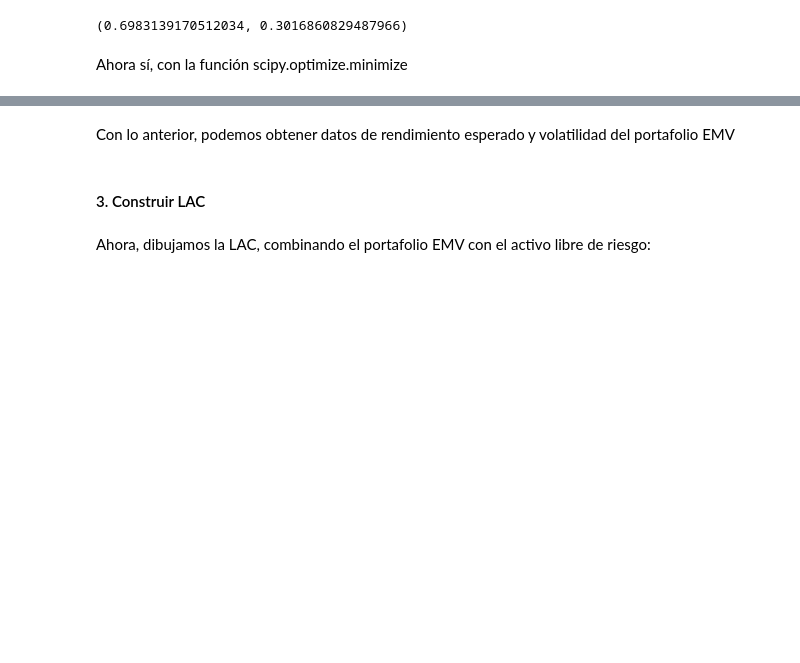
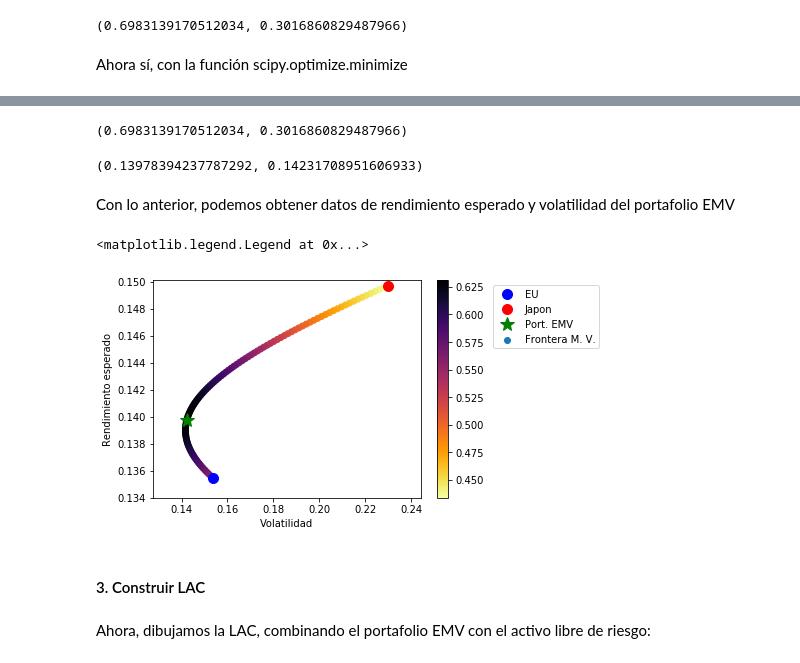
Before and after one commit to Luis168735/porinvp2022, a Jupyter notebook: Modulo3/Clase13_SeleccionOptimaPortI.ipynb, the cells around one changed output, grey strips where cells are left out. Saved outputs shown, nothing was run; the diff lists cells and outputs as text; code cells hidden in the pictures; blank space fills up the shorter version.

```diff
--- a/Modulo3/Clase13_SeleccionOptimaPortI.ipynb
+++ b/Modulo3/Clase13_SeleccionOptimaPortI.ipynb
@@ -228,2 +260,13 @@ Ahora sí, con la función scipy.optimize.minimize
+# %%
+w_emv, 1 - w_emv
+# %% [output]
+(0.6983139170512034, 0.3016860829487966)
+# %%
+# Rendimiento esperado y volatilidad del portafolio emv
+e_emv = w_emv * e1 + (1 - w_emv) * e2
+s_emv = ((w_emv * s1)**2 + ((1 - w_emv) * s2)**2 + 2 * w_emv * (1 - w_emv) * s12)**0.5
+e_emv, s_emv
+# %% [output]
+(0.13978394237787292, 0.14231708951606933)
 # %% [markdown]
 Con lo anterior, podemos obtener datos de rendimiento esperado y volatilidad del portafolio EMV
@@ -235,3 +273,21 @@ Con lo anterior, podemos obtener datos de rendimiento esperado y volatilidad del
+# %%
+# Rendimiento esperado y volatilidad del portafolio EMV
+plt.scatter(frontera['vol'],
+            frontera['media'],
+            c=frontera['rs'],
+            cmap='inferno_r',
+            label='Frontera M. V.')
+plt.plot(s1, e1, 'ob', ms=10, label='EU')
+plt.plot(s2, e2, 'or', ms=10, label='Japon')
+plt.plot(s_emv, e_emv, '*g', ms=15, label='Port. EMV')
+plt.xlabel('Volatilidad')
+plt.ylabel('Rendimiento esperado')
+plt.ylim([0.134, 0.1501])
+plt.colorbar()
+plt.legend(loc='upper left', bbox_to_anchor=(1.25, 1))
+# %% [output]
+<matplotlib.legend.Legend at 0x...>
+[figure, added]
 # %% [markdown]
 #### 3. Construir LAC
 # %% [markdown]
```
Also changed, not shown: parts of 19 cells of this notebook.
